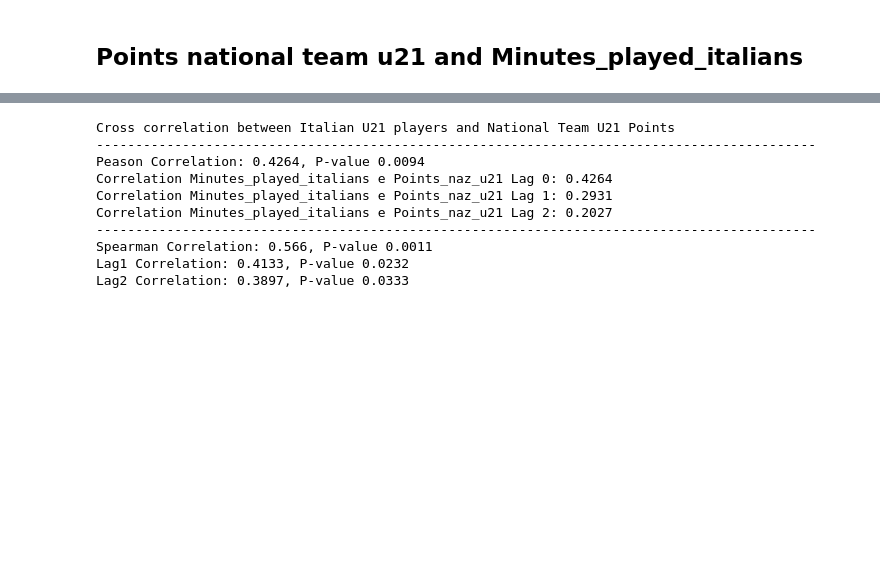
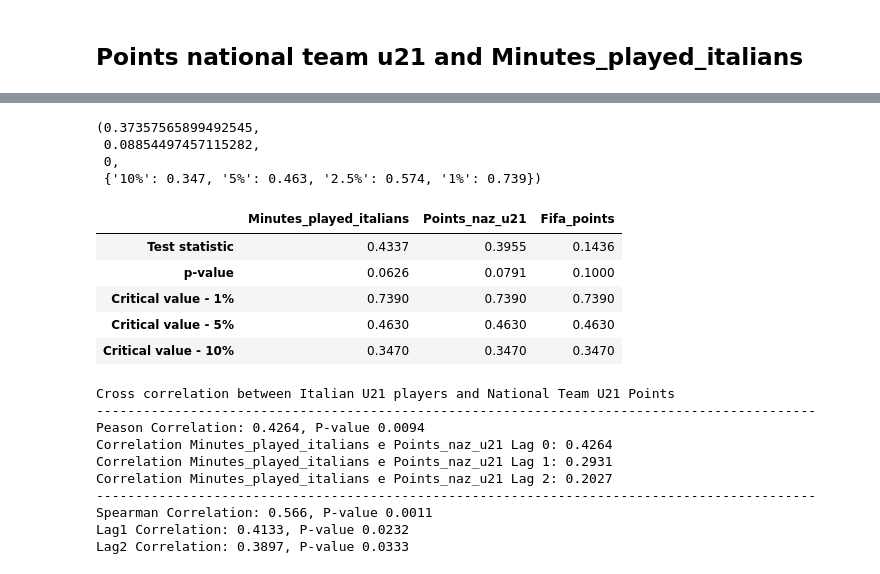
Before and after one commit to frapic98/Minutes-played-by-under-21-players-in-Serie-a, a Jupyter notebook: granger_casuality_ccn.ipynb, the cells around one changed output, grey strips where cells are left out. Saved outputs shown, nothing was run; the diff lists cells and outputs as text; code cells hidden in the pictures; blank space fills up the shorter version.

```diff
--- a/granger_casuality_ccn.ipynb
+++ b/granger_casuality_ccn.ipynb
@@ -114,3 +125,19 @@ adf_test(mins_played[["Minutes_played_italians","Points_naz_u21"]][29:])
+# %%
+kpss(mins_played["Points_naz_u21"][30:])
+# %% [output]
+(0.37357565899492545,
+ 0.08854497457115282,
+ 0,
+ {'10%': 0.347, '5%': 0.463, '2.5%': 0.574, '1%': 0.739})
+# %%
+kpss_test(mins_played[["Minutes_played_italians","Points_naz_u21","Fifa_points"]][26:-1],3)
+# %% [output]
+|  | Minutes_played_italians | Points_naz_u21 | Fifa_points |
+| Test statistic | 0.4337 | 0.3955 | 0.1436 |
+| p-value | 0.0626 | 0.0791 | 0.1000 |
+| Critical value - 1% | 0.7390 | 0.7390 | 0.7390 |
+| Critical value - 5% | 0.4630 | 0.4630 | 0.4630 |
+| Critical value - 10% | 0.3470 | 0.3470 | 0.3470 |
 # %%
 
 cross_corr_ita_nazu21=ccf(mins_played["Points_naz_u21"][26:],mins_played["Minutes_played_italians"][26:],adjusted=True)
```
Also changed, not shown: parts of 5 cells of this notebook, 1 other file.
